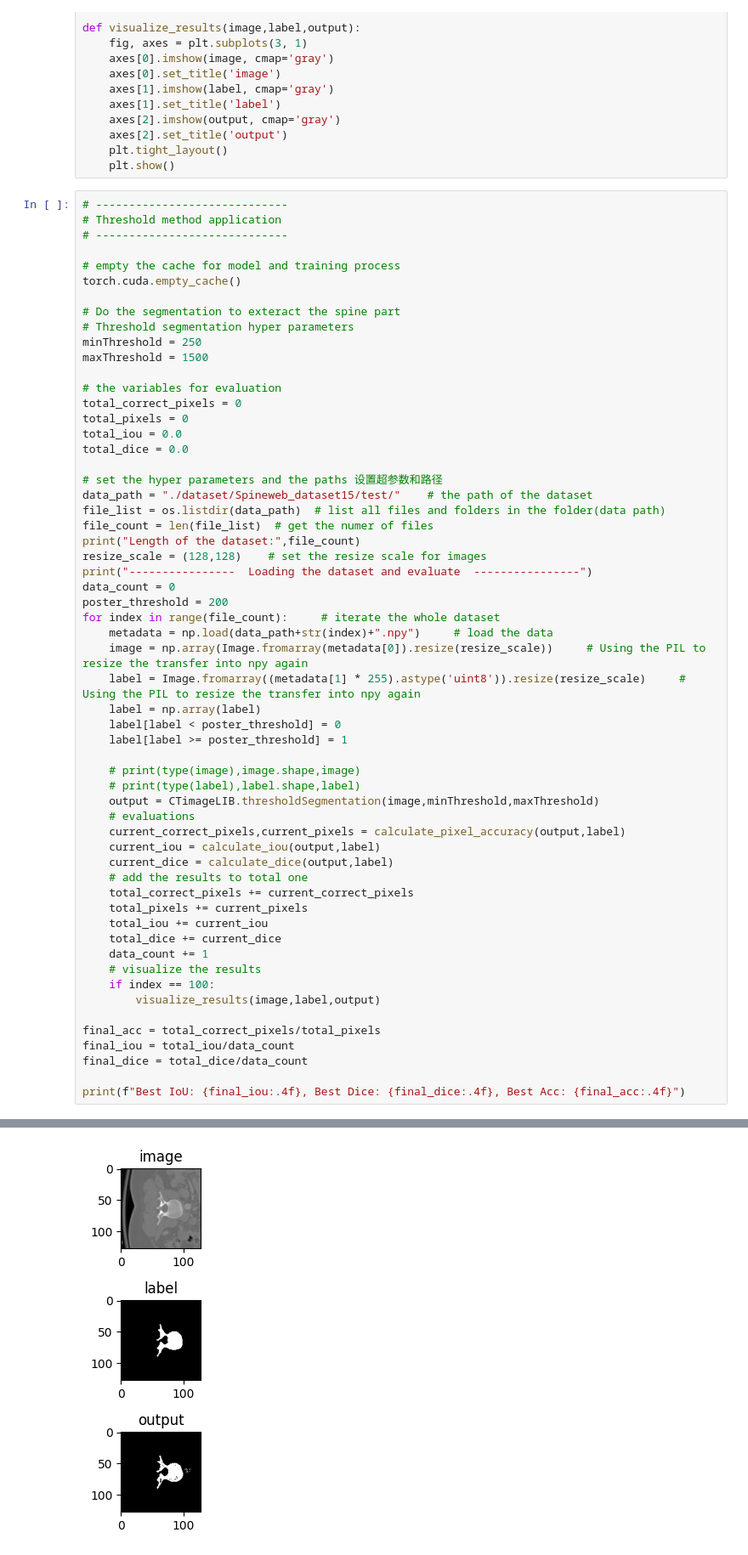
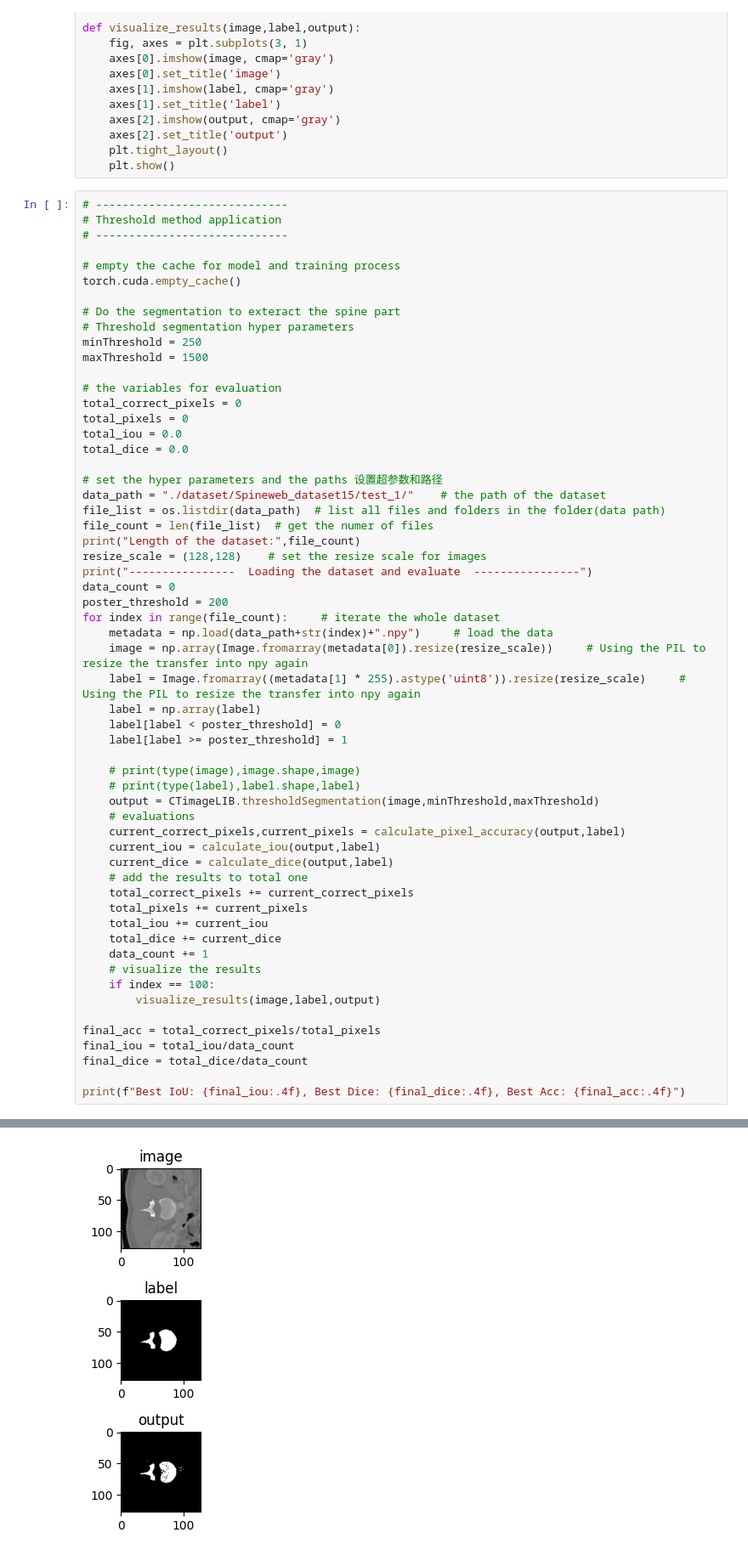
Before and after one commit to CorleoneJW/3DHuman, a Jupyter notebook: Spineweb_threshold.ipynb, the cells around one changed output, grey strips where cells are left out. Shown: that part at 85% size. Saved outputs shown, nothing was run; the diff lists cells and outputs as text.

Commit message:
modeify the test set

```diff
--- a/Spineweb_threshold.ipynb
+++ b/Spineweb_threshold.ipynb
@@ -90,7 +90,7 @@ total_iou = 0.0
 total_dice = 0.0
 
 # set the hyper parameters and the paths 设置超参数和路径
-data_path = "./dataset/Spineweb_dataset15/test/"    # the path of the dataset
+data_path = "./dataset/Spineweb_dataset15/test_1/"    # the path of the dataset
 file_list = os.listdir(data_path)  # list all files and folders in the folder(data path)
 file_count = len(file_list)  # get the numer of files
 print("Length of the dataset:",file_count)
@@ -133,2 +133,2 @@ Length of the dataset: 754
 ----------------  Loading the dataset and evaluate  ----------------
-[figure, old version]
+[figure, new version]
```
Also changed, not shown: parts of 2 cells of this notebook.
